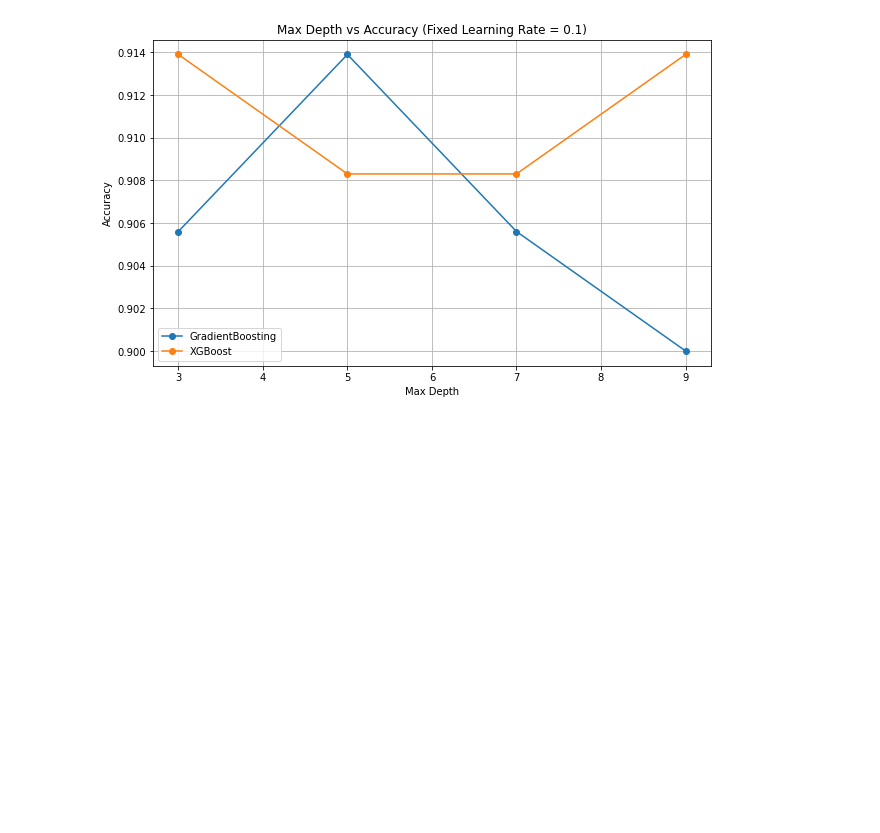
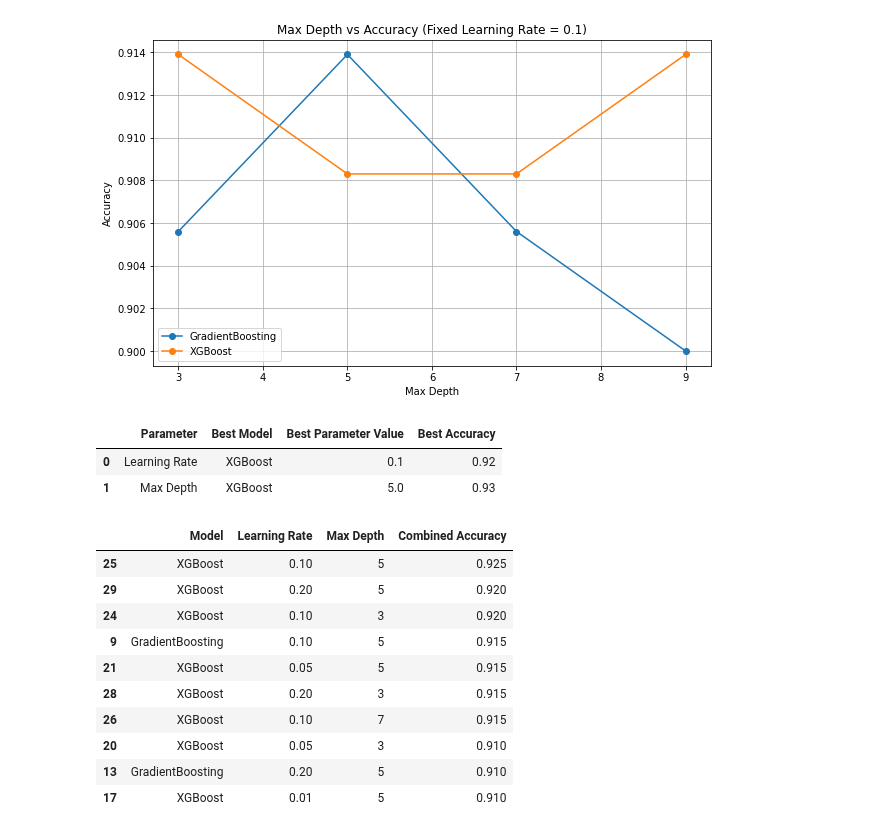
Before and after one commit to Abuynits/cs573_final_proj, a Jupyter notebook: Gradient Boosting/GB (Updated).ipynb, the cells around one changed output. Drawn from its saved outputs; the diff is of its cells as text; code cells hidden in the pictures; blank space fills up the shorter version.

```diff
--- a/Gradient Boosting/GB (Updated).ipynb
+++ b/Gradient Boosting/GB (Updated).ipynb
@@ -346,0 +391,50 @@ XGBoost - Max Depth: 9, Learning Rate: 0.1, Accuracy: 0.9139
+# %%
+best_combinations
+# %% [output]
+|  | Parameter | Best Model | Best Parameter Value | Best Accuracy |
+| 0 | Learning Rate | XGBoost | 0.1 | 0.92 |
+| 1 | Max Depth | XGBoost | 5.0 | 0.93 |
+# %%
+# Finding the best combinations of learning rate and max depth for both models
+from itertools import product
+
+# Sample data: Replace with actual combinations of learning rates and max depths
+learning_rates = [0.01, 0.05, 0.1, 0.2]
+max_depths = [3, 5, 7, 9]
+
+# Function to find the best combinations of learning rate and max depth
+def find_best_combinations(results_lr_df, results_md_df):
+    combined_results = []
+
+    # Combining results from learning rate and max depth
+    for model in results_lr_df["Model"].unique():
+        for lr, depth in product(learning_rates, max_depths):
+            lr_result = results_lr_df[(results_lr_df["Model"] == model) & (results_lr_df["Learning Rate"] == lr)]
+            md_result = results_md_df[(results_md_df["Model"] == model) & (results_md_df["Max Depth"] == depth)]
+
+            if not lr_result.empty and not md_result.empty:
+                combined_accuracy = (lr_result["Accuracy"].values[0] + md_result["Accuracy"].values[0]) / 2
+                combined_results.append((model, lr, depth, round(combined_accuracy, 4)))
+
+    combined_results_df = pd.DataFrame(combined_results, columns=["Model", "Learning Rate", "Max Depth", "Combined Accuracy"])
+
+    # Sorting to find the best combinations
+    best_combinations_df = combined_results_df.sort_values(by="Combined Accuracy", ascending=False).head(10)
+
+    return best_combinations_df
+
+best_combinations_df = find_best_combinations(results_lr_df, results_md_df)
+# %%
+best_combinations_df
+# %% [output]
+|  | Model | Learning Rate | Max Depth | Combined Accuracy |
+| 25 | XGBoost | 0.10 | 5 | 0.925 |
+| 29 | XGBoost | 0.20 | 5 | 0.920 |
+| 24 | XGBoost | 0.10 | 3 | 0.920 |
+| 9 | GradientBoosting | 0.10 | 5 | 0.915 |
+| 21 | XGBoost | 0.05 | 5 | 0.915 |
+| 28 | XGBoost | 0.20 | 3 | 0.915 |
+| 26 | XGBoost | 0.10 | 7 | 0.915 |
+| 20 | XGBoost | 0.05 | 3 | 0.910 |
+| 13 | GradientBoosting | 0.20 | 5 | 0.910 |
+| 17 | XGBoost | 0.01 | 5 | 0.910 |
```
Also changed, not shown: parts of 6 cells of this notebook, 2 other files.
